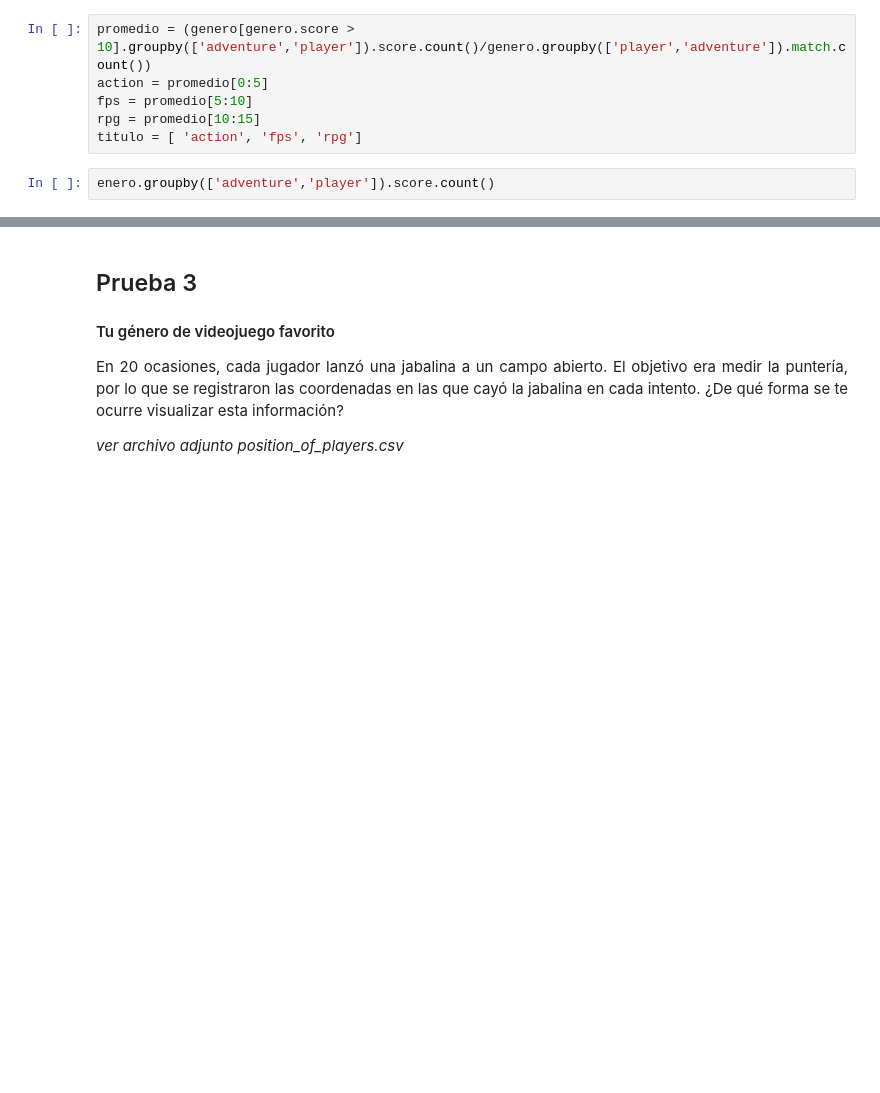
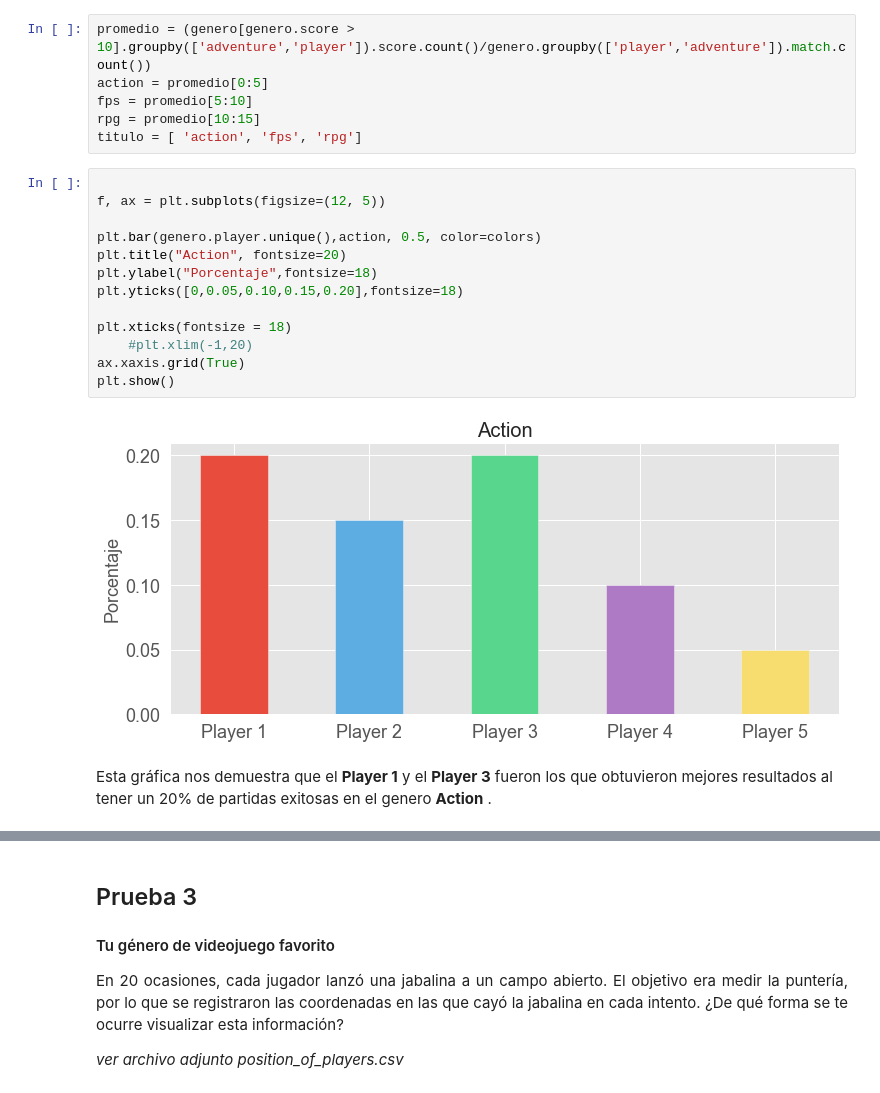
Before and after one commit to Gabrielonch/Prueba-Tecnica, a Jupyter notebook: desafio_elige_un_nuevo_miebro.ipynb, the cells around one changed output, grey strips where cells are left out. Saved outputs shown, nothing was run; the diff lists cells and outputs as text; blank space fills up the shorter version.

```diff
--- a/desafio_elige_un_nuevo_miebro.ipynb
+++ b/desafio_elige_un_nuevo_miebro.ipynb
@@ -149,6 +152,21 @@ action = promedio[0:5]
 fps = promedio[5:10]
 rpg = promedio[10:15]
 titulo = [ 'action', 'fps', 'rpg']
-# %%
-enero.groupby(['adventure','player']).score.count()
+# %%
+
+f, ax = plt.subplots(figsize=(12, 5))
+
+plt.bar(genero.player.unique(),action, 0.5, color=colors)
+plt.title("Action", fontsize=20)
+plt.ylabel("Porcentaje",fontsize=18)
+plt.yticks([0,0.05,0.10,0.15,0.20],fontsize=18)
+
+plt.xticks(fontsize = 18)
+    #plt.xlim(-1,20)
+ax.xaxis.grid(True)
+plt.show()
+# %% [output]
+[figure, added]
+# %% [markdown]
+Esta gráfica nos demuestra que el **Player 1** y el **Player 3** fueron los que obtuvieron mejores resultados al tener un 20% de partidas exitosas en el genero **Action** .
 # %%
```
Also changed, not shown: parts of 26 cells of this notebook, 3 other files.
